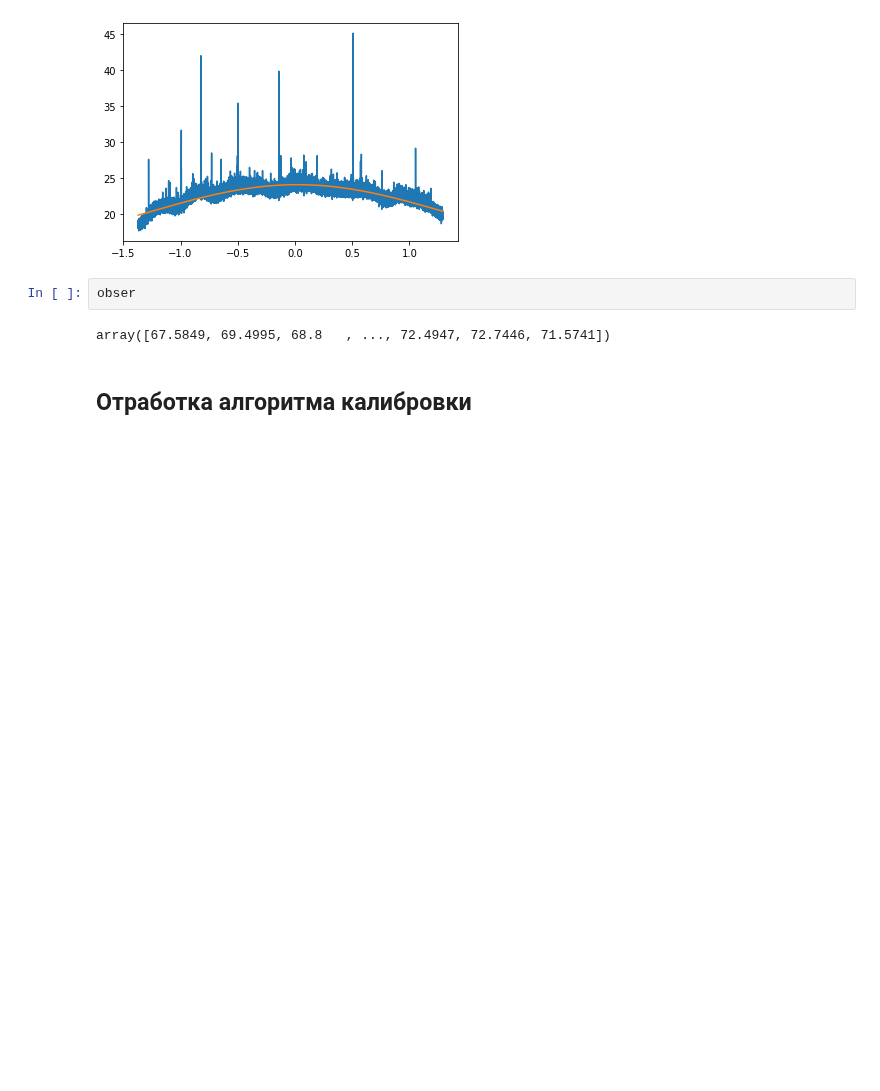
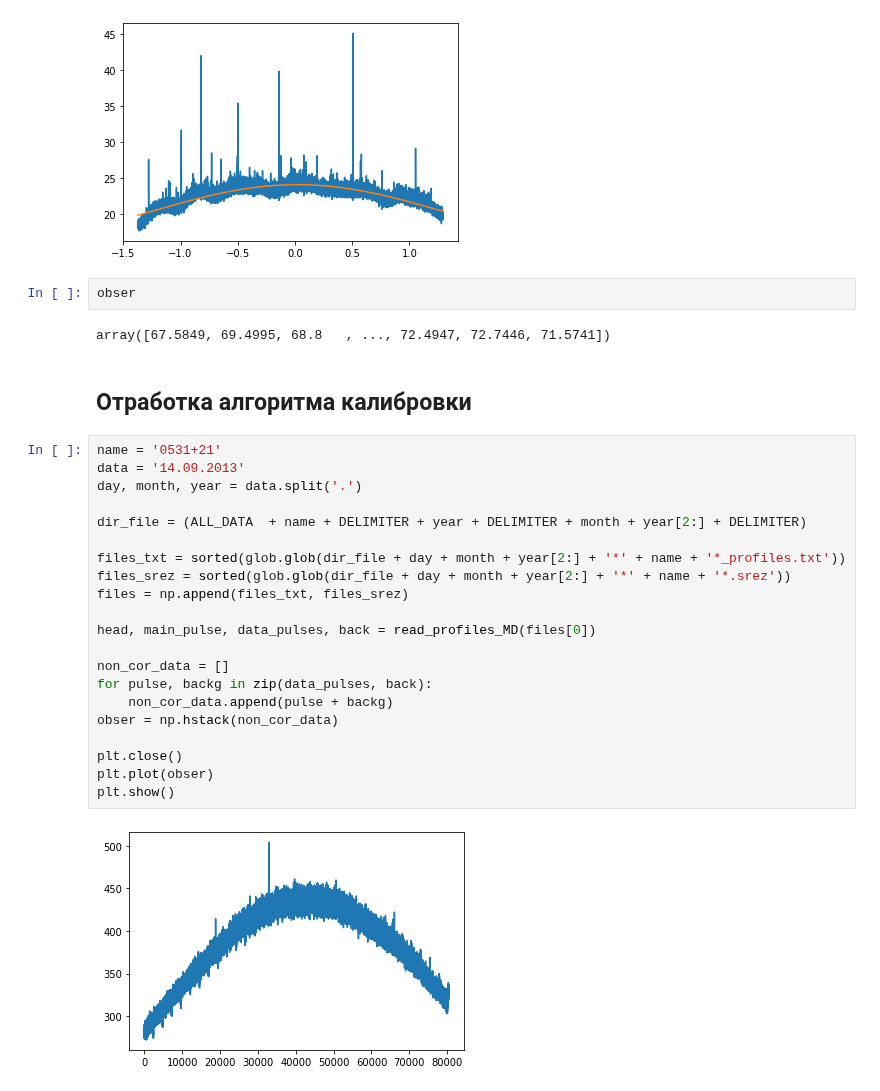
Before and after one commit to KazAndr/SWTraject, a Jupyter notebook: diagramma_napravlennosti.ipynb, the cells around one changed output. Drawn from its saved outputs; the diff is of its cells as text; blank space fills up the shorter version.

Commit message:
Update diagramma_napravlennosti.ipynb
Набросок формулы калибровки и ее проверка. Начало кода по компенсации диаграммы.

```diff
--- a/diagramma_napravlennosti.ipynb
+++ b/diagramma_napravlennosti.ipynb
@@ -192,3 +192,26 @@ obser
 array([67.5849, 69.4995, 68.8   , ..., 72.4947, 72.7446, 71.5741])
 # %% [markdown]
 ## Отработка алгоритма калибровки
+# %%
+name = '0531+21'
+data = '14.09.2013'
+day, month, year = data.split('.')
+
+dir_file = (ALL_DATA  + name + DELIMITER + year + DELIMITER + month + year[2:] + DELIMITER)
+
+files_txt = sorted(glob.glob(dir_file + day + month + year[2:] + '*' + name + '*_profiles.txt'))
+files_srez = sorted(glob.glob(dir_file + day + month + year[2:] + '*' + name + '*.srez'))
+files = np.append(files_txt, files_srez)
+
+head, main_pulse, data_pulses, back = read_profiles_MD(files[0])
+
+non_cor_data = []
+for pulse, backg in zip(data_pulses, back):
+    non_cor_data.append(pulse + backg)
+obser = np.hstack(non_cor_data)
+
+plt.close()
+plt.plot(obser)
+plt.show()
+# %% [output]
+[figure, added]
```
Also changed, not shown: parts of 7 cells of this notebook.
